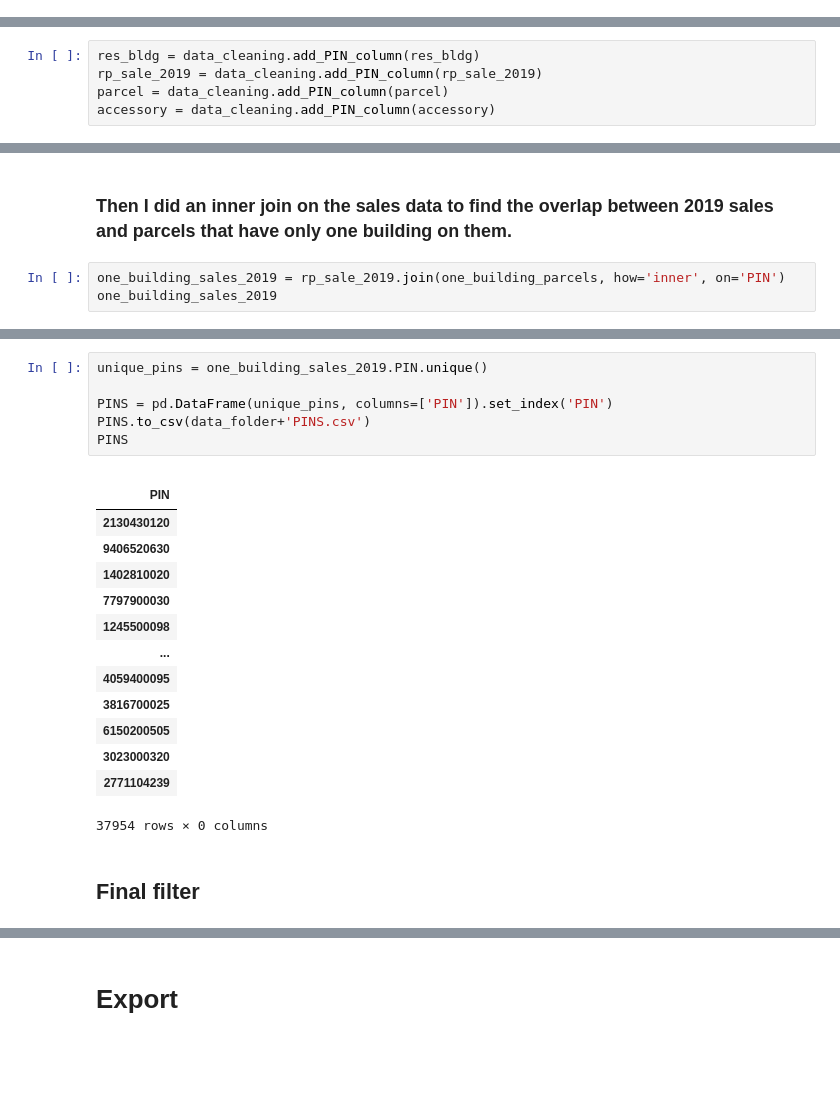
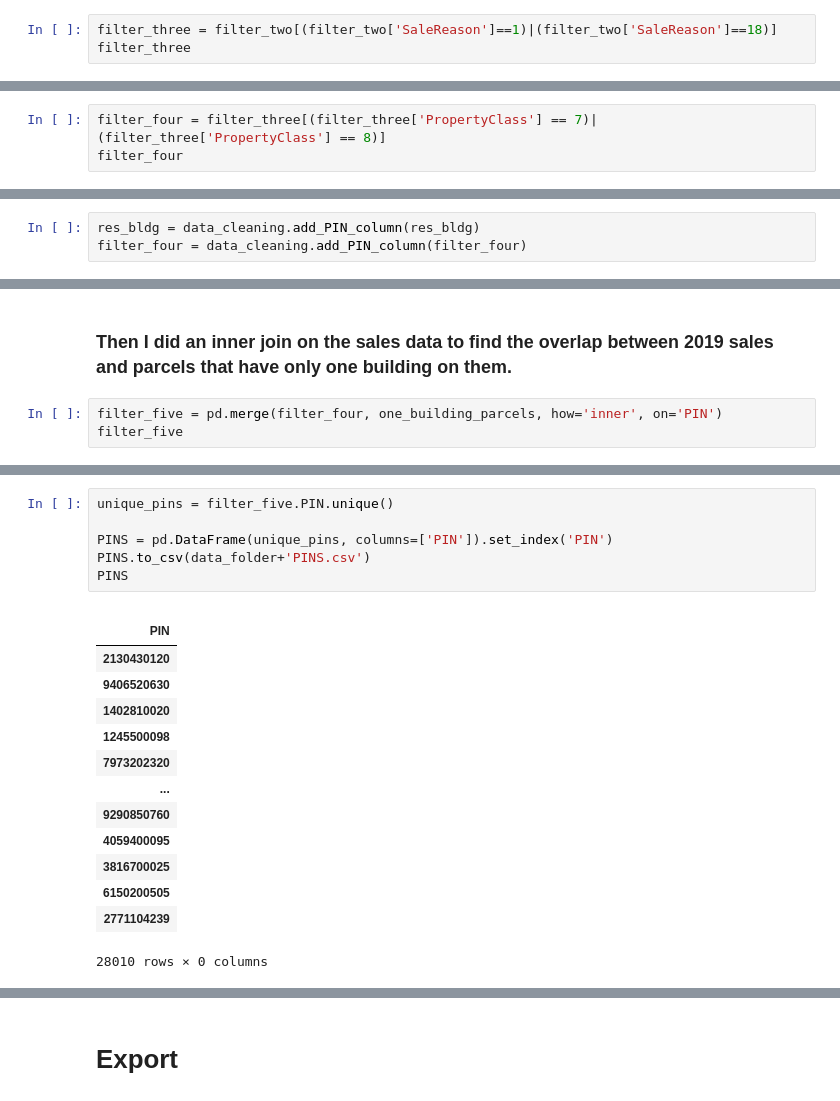
Before and after one commit to chum46/housing_sales_king_county, a Jupyter notebook: notebooks/exploratory/00_mef_initial_data_cleaning.ipynb, the cells around one changed output, grey strips where cells are left out. Saved outputs shown, nothing was run; the diff lists cells and outputs as text; blank space fills up the shorter version.

```diff
--- a/notebooks/exploratory/00_mef_initial_data_cleaning.ipynb
+++ b/notebooks/exploratory/00_mef_initial_data_cleaning.ipynb
@@ -56,0 +95,3 @@ memory usage: 382.3+ MB
+# %%
+filter_three = filter_two[(filter_two['SaleReason']==1)|(filter_two['SaleReason']==18)]
+filter_three
@@ -56,0 +121,3 @@ memory usage: 382.3+ MB
+# %%
+filter_four = filter_three[(filter_three['PropertyClass'] == 7)|(filter_three['PropertyClass'] == 8)]
+filter_four
@@ -57,8 +151,6 @@ memory usage: 382.3+ MB
 # %%
 res_bldg = data_cleaning.add_PIN_column(res_bldg)
-rp_sale_2019 = data_cleaning.add_PIN_column(rp_sale_2019)
-parcel = data_cleaning.add_PIN_column(parcel)
-accessory = data_cleaning.add_PIN_column(accessory)
+filter_four = data_cleaning.add_PIN_column(filter_four)
 # %% [output]
 A value is trying to be set on a copy of a slice from a DataFrame.
 Try using .loc[row_indexer,col_indexer] = value instead
@@ -122,7 +214,7 @@ one_building_parcels
 # %% [markdown]
 ### Then I did an inner join on the sales data to find the overlap between 2019 sales and parcels that have only one building on them.
 # %%
-one_building_sales_2019 = rp_sale_2019.join(one_building_parcels, how='inner', on='PIN')
-one_building_sales_2019
+filter_five = pd.merge(filter_four, one_building_parcels, how='inner', on='PIN')
+filter_five
 # %% [output]
 |  | ExciseTaxNbr | Major | Minor | DocumentDate | SalePrice | RecordingNbr | Volume | Page | PlatNbr | ... |
@@ -151,23 +263,21 @@ array(['2130430120', '9406520630', '1402810020', ..., '6150200505',
 # %%
-unique_pins = one_building_sales_2019.PIN.unique()
+unique_pins = filter_five.PIN.unique()
 
 PINS = pd.DataFrame(unique_pins, columns=['PIN']).set_index('PIN')
 PINS.to_csv(data_folder+'PINS.csv')
 PINS
 # %% [output]
 |  |
 | PIN |
 | 2130430120 |
 | 9406520630 |
 | 1402810020 |
-| 7797900030 |
 | 1245500098 |
+| 7973202320 |
 | ... |
+| 9290850760 |
 | 4059400095 |
 | 3816700025 |
 | 6150200505 |
-| 3023000320 |
 | 2771104239 |
-37954 rows × 0 columns
+28010 rows × 0 columns
-# %% [markdown]
-## Final filter
```
Also changed, not shown: parts of 50 cells of this notebook, 11 other files.
